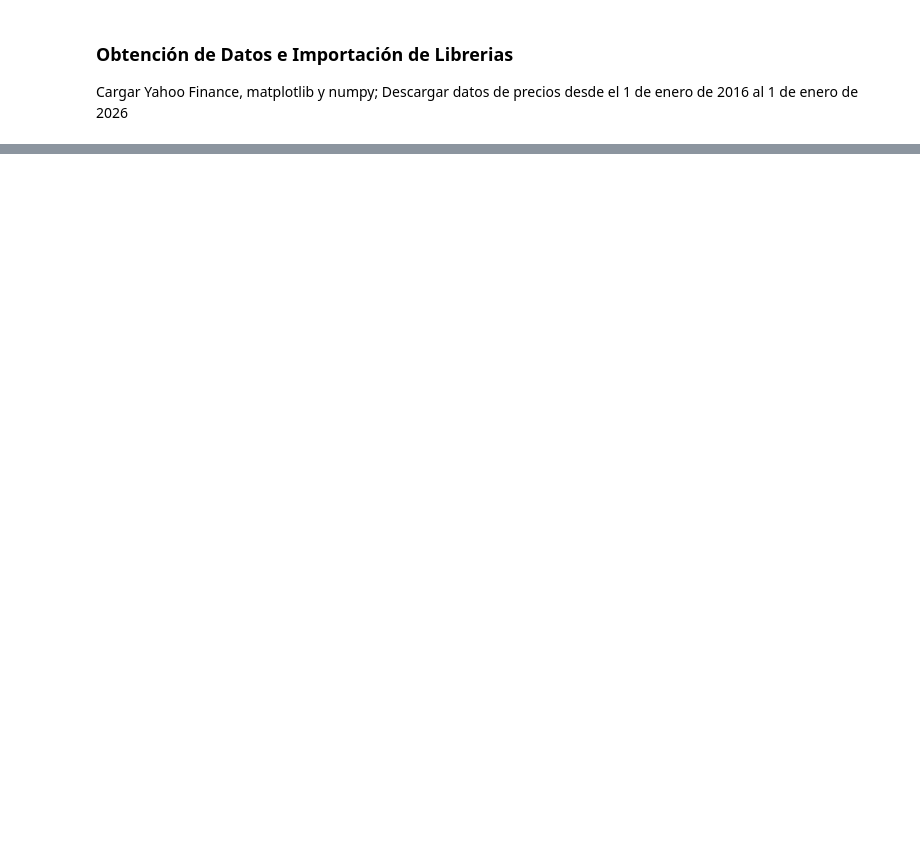
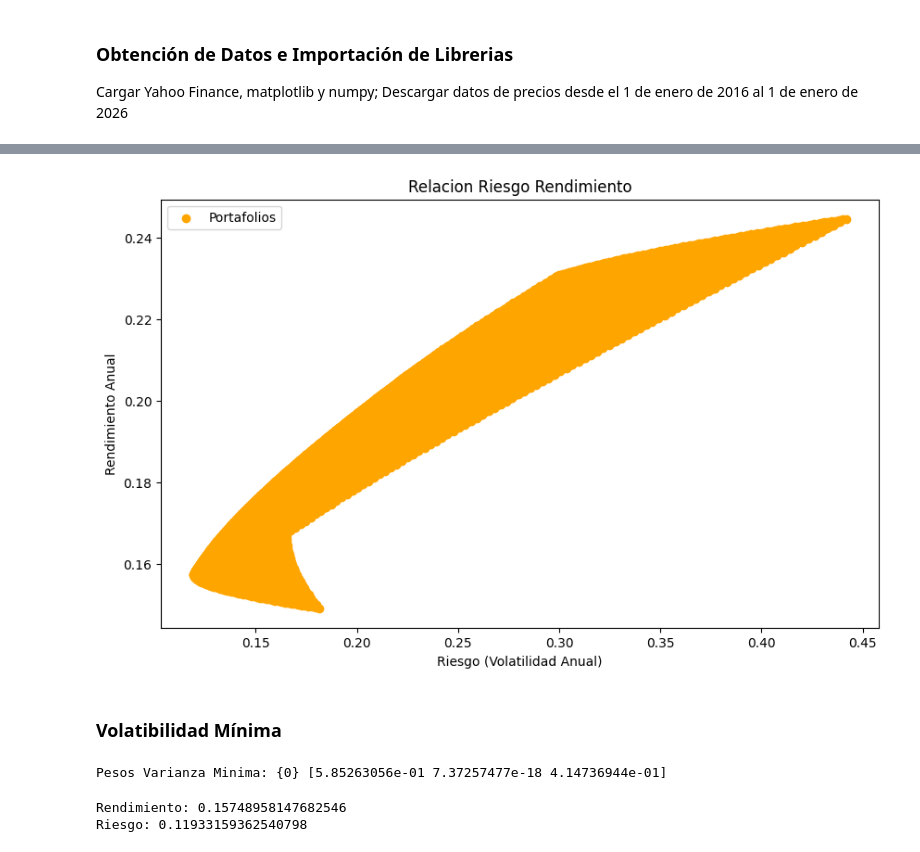
Before and after one commit to Axel9994/Optimizaci-n-de-Portafolio-en-Python, a Jupyter notebook: Optimizacion de Portafolio en Python.ipynb, the cells around one changed output, grey strips where cells are left out. Drawn from its saved outputs; the diff is of its cells as text; code cells hidden in the pictures; blank space fills up the shorter version.

```diff
--- a/Optimizacion de Portafolio en Python.ipynb
+++ b/Optimizacion de Portafolio en Python.ipynb
@@ -26,0 +88,47 @@ data.head()
+# %%
+#Calcular la Matriz de Covarianza
+
+covarianzas_diarias = retornos_diarios.cov()
+covarianza_anualizada = covarianzas_diarias * 252
+# %%
+#Generar Portafolios
+
+rendimientos = []
+riesgos = []
+portafolios = []
+
+pesos_oro = np.linspace(0, 1, 101)
+pesos_plata = np.linspace(0, 1, 101)
+for po in pesos_oro:
+    for pp in pesos_plata:
+        w1 = po
+        w2 = pp
+        w3 = 1 - w1 - w2
+
+        pesos = np.array([w1, w2, w3])
+
+        #Calcular Rendimiento
+        rendimiento = np.dot(pesos, rendimiento_anualizado)
+
+        #Calcular Riesgo
+        riesgo = np.sqrt(np.dot(pesos.T, np.dot(covarianza_anualizada, pesos)))
+
+        #Guardar Resultados
+        rendimientos.append(rendimiento)
+        riesgos.append(riesgo)
+        portafolios.append(pesos)
+# %%
+#Graficar Frontera Eficiente
+plt.figure(figsize=(10, 6))
+plt.scatter(riesgos, rendimientos, label="Portafolios", color="orange")
+
+plt.title("Relacion Riesgo Rendimiento")
+plt.xlabel("Riesgo (Volatilidad Anual)")
+plt.ylabel("Rendimiento Anual")
+plt.legend(loc="upper left")
+
+plt.show()
+# %% [output]
+[figure, added]
+# %% [markdown]
+### Volatibilidad Mínima
@@ -26,0 +162,15 @@ data.head()
+# %%
+#Peso Varianza Minima
+pesos_min_var = resultado.x
+print("Pesos Varianza Minima: {0}",format(pesos_min_var))
+# %% [output]
+Pesos Varianza Minima: {0} [5.85263056e-01 7.37257477e-18 4.14736944e-01]
+# %%
+rendimiento_min_var = np.dot(pesos_min_var, rendimiento_anualizado)
+riesgo_min_var = np.sqrt(np.dot(pesos_min_var.T, np.dot(covarianza_anualizada, pesos_min_var)))
+
+print("Rendimiento: {0}".format(rendimiento_min_var))
+print("Riesgo: {0}".format(riesgo_min_var))
+# %% [output]
+Rendimiento: 0.15748958147682546
+Riesgo: 0.11933159362540798
```
Also changed, not shown: parts of 16 cells of this notebook.
